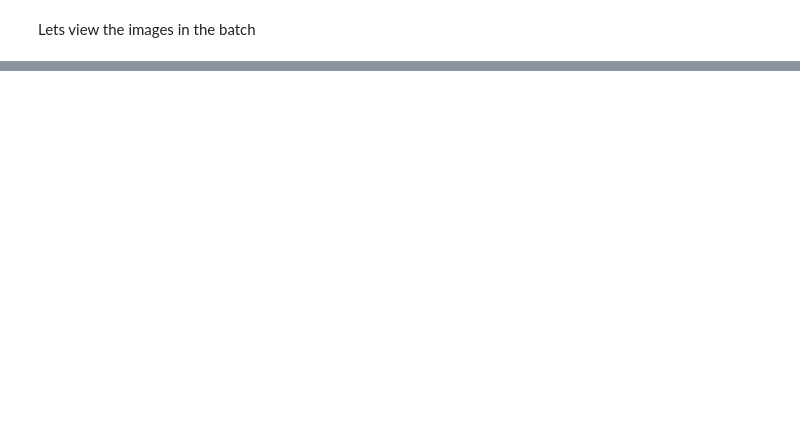
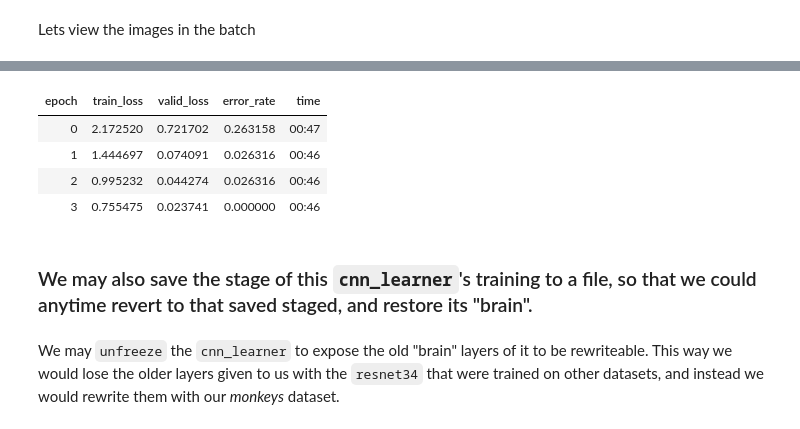
Before and after one commit to taljacob2/images_deep_learining, a Jupyter notebook: TalYacobPython.ipynb, the cells around one changed output, grey strips where cells are left out. Saved outputs shown, nothing was run; the diff lists cells and outputs as text; code cells hidden in the pictures; blank space fills up the shorter version.

```diff
--- a/TalYacobPython.ipynb
+++ b/TalYacobPython.ipynb
@@ -221,0 +244,2 @@ data.show_batch(rows=3, figsize=(7,8))
+# %%
+cnn_learner = cnn_learner(data, models.resnet34, metrics=error_rate)
@@ -221,0 +254,10 @@ data.show_batch(rows=3, figsize=(7,8))
+# %%
+cnn_learner.fit_one_cycle(4)
+# %% [output]
+| epoch | train_loss | valid_loss | error_rate | time |
+| 0 | 2.172520 | 0.721702 | 0.263158 | 00:47 |
+| 1 | 1.444697 | 0.074091 | 0.026316 | 00:46 |
+| 2 | 0.995232 | 0.044274 | 0.026316 | 00:46 |
+| 3 | 0.755475 | 0.023741 | 0.000000 | 00:46 |
+# %% [markdown]
+### We may also save the stage of this `cnn_learner`'s training to a file, so that we could anytime revert to that saved staged, and restore its "brain".
@@ -221,0 +266,2 @@ data.show_batch(rows=3, figsize=(7,8))
+# %% [markdown]
+We may `unfreeze` the `cnn_learner` to expose the old "brain" layers of it to be rewriteable. This way we would lose the older layers given to us with the `resnet34` that were trained on other datasets, and instead we would rewrite them with our *monkeys* dataset.
```
Also changed, not shown: parts of 20 cells of this notebook.
